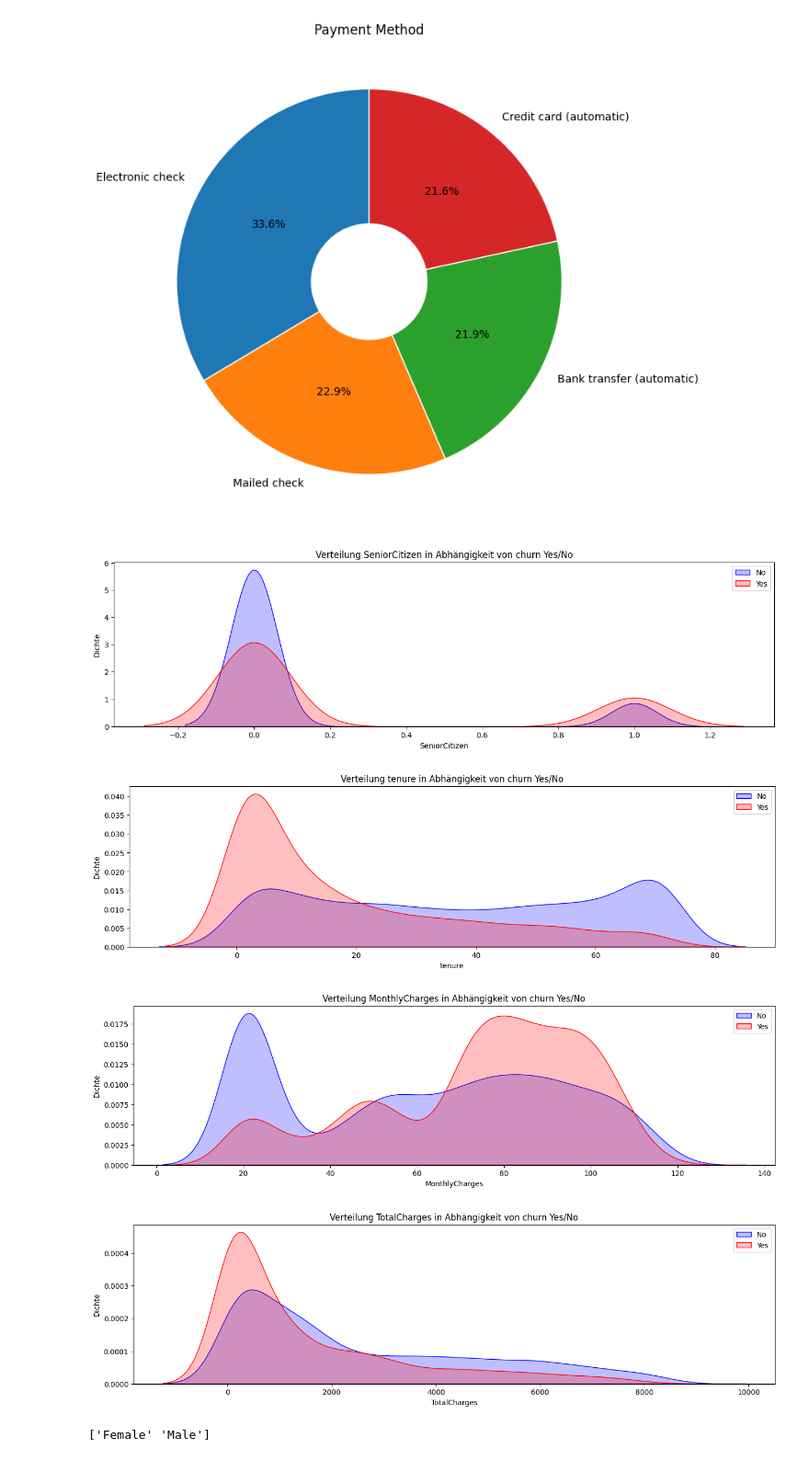
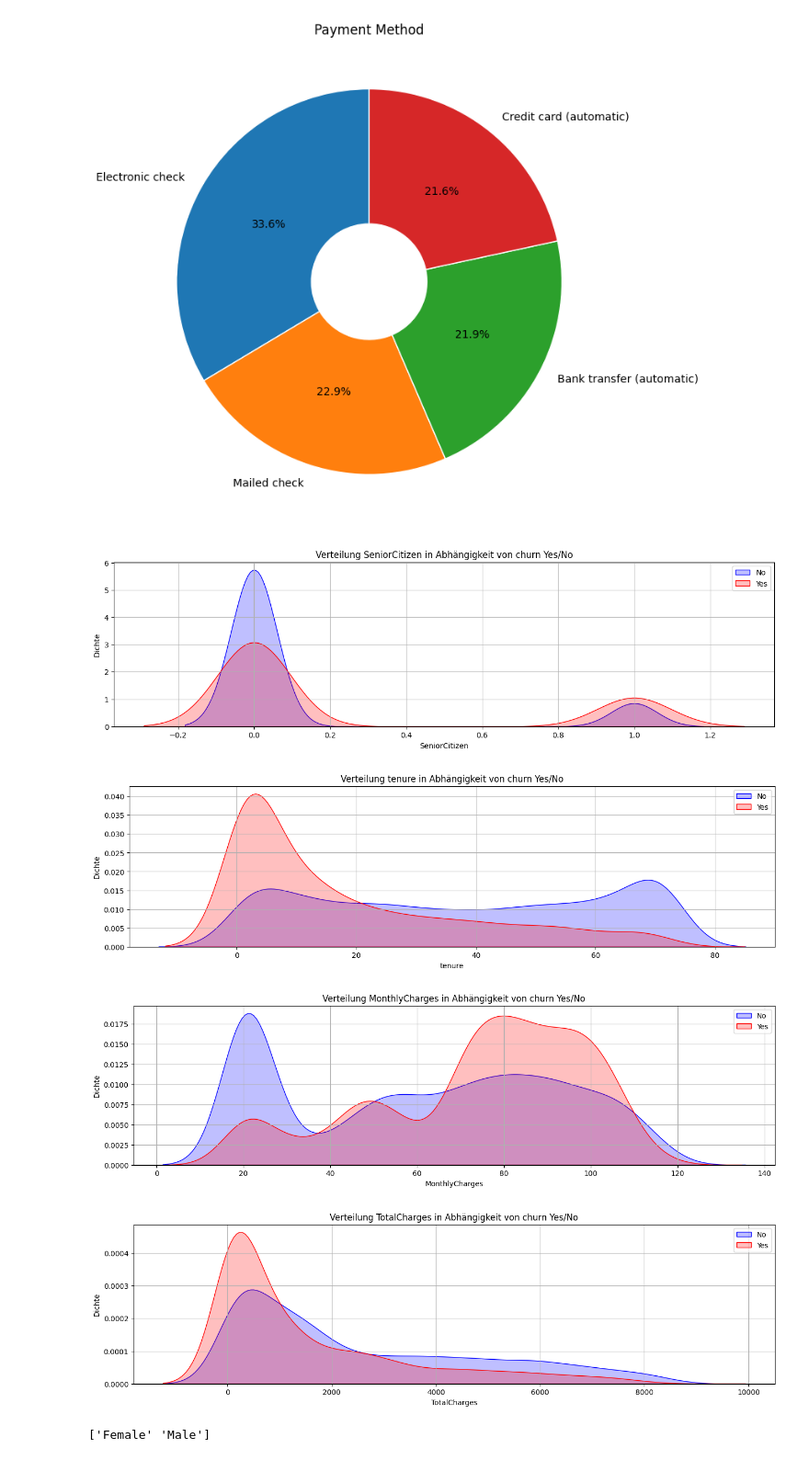
Before and after one commit to Joshu4l/dataScience_Steinbeis, a Jupyter notebook: DS-03-Data Understanding.ipynb, the cells around one changed output. Shown at 92% size. Saved outputs shown, nothing was run; the diff lists cells and outputs as text; code cells hidden in the pictures.

```diff
--- a/DS-03-Data Understanding.ipynb
+++ b/DS-03-Data Understanding.ipynb
@@ -186,23 +192,40 @@ if flagShowFigures:
 # %%
 #Verteilung der Kunden nach Churn in den numerischen Spalten
 if flagShowFigures:
     for feature in numerical_cols:
         plt.rcParams["figure.figsize"] = (16,4)
         fig, ax = plt.subplots()
 
         ax = sns.kdeplot(df[feature][(df["Churn"] == 'No')],
                         color="Blue", shade = True)
         ax = sns.kdeplot(df[feature][(df["Churn"] == 'Yes')],
                         ax =ax, color="Red", shade= True)
 
         ax.legend(["No","Yes"],loc='upper right')
         ax.set_ylabel('Dichte')
         ax.set_xlabel(feature)
         ax.set_title('Verteilung %s in Abhängigkeit von churn Yes/No' % feature)
+        plt.grid()
         plt.show()
+
+# Graphen:
+        # FIG1
+        # Junge Leute (0.0): bleiben zum Großteil (~ 75 %) im Vertrag und kündigen nur zu ~ 25 %
+        # Alte Leute (1.0):  kündigen zu ~ 10 % häufiger als dass sie bleiben (40/60)
+
+        # FIG2
+        # Leute fangen ab ca. 5 Monaten Vertragslaufzeit vermehrt an zu kündigen (liegt evtl. an Kündigungsfristen -> monatlich / halbjährlich / jährlich)
+
+        # FIG3 / FIG 4
+        # Ab ca. 65 EUR monthly charge fangen leute vermehrt an zu kündigen
+
+# Balkendiagramme:
+        # Unzufriedenheit bei Streamingdiensten (TV und Movies) im Vergleich zu anderen Produkten überproportional hoch
+        # Online Security, Device Protection, Tech Support und Backups haben auf den ersten Blick erstmal einen positiven Impact auf die Kundenzufriedenheit
+        # Kündigungsrate bei Glasfaser deutlich höher als bei DSL (also zu teuer oder nicht performant?)
 # %% [output]
 [figure]
-[figure, old version]
+[figure, new version]
 [figure]
 [figure]
 # %%
```
Also changed, not shown: parts of 3 cells of this notebook.
